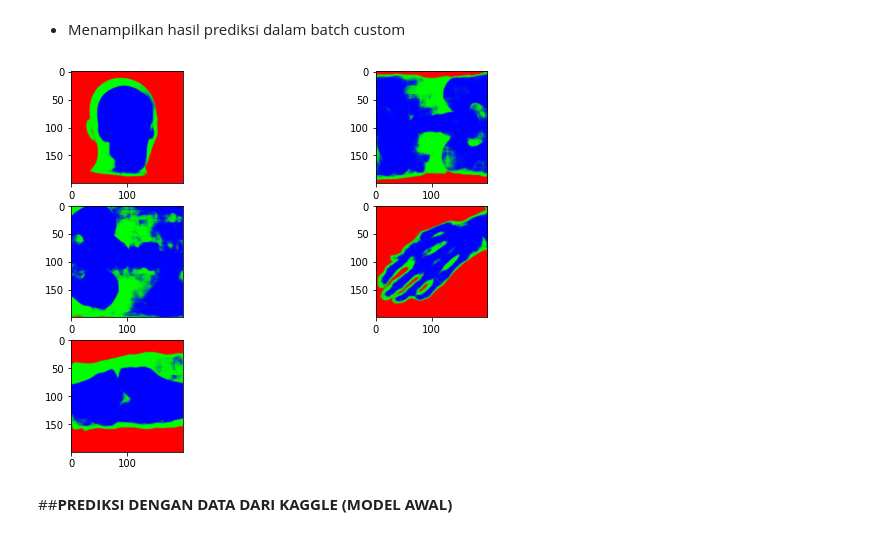
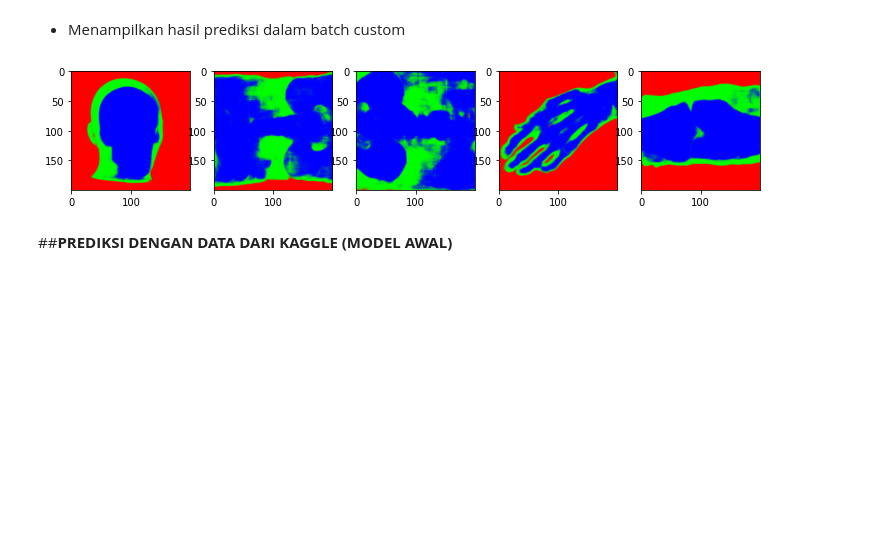
Before and after one commit to gabriellaaileen/ADL, a Jupyter notebook: UTS ADL/UTS_ADL_XNet.ipynb, the cells around one changed output. Drawn from its saved outputs; the diff is of its cells as text; code cells hidden in the pictures; blank space fills up the shorter version.

```diff
--- a/UTS ADL/UTS_ADL_XNet.ipynb
+++ b/UTS ADL/UTS_ADL_XNet.ipynb
@@ -51,7 +51,7 @@ dataset.close()
 # %%
 #Load model dari file model.h5
 
-model = load_model("./model.h5")
+model = load_model("/content/model.h5")
 # %%
 model.summary()
 # %% [output]
@@ -83,10 +83,10 @@ batch_size=int(input("masukkan batch size: "))
 if batch_size > 22:
   print("maaf, ukuran batch melebihi ukuran dataset")
 else:
-  fig = plt.figure(figsize=(10, 7))
+  fig = plt.figure(figsize=(20, 20))
   print("Berikut adalah data test yang digunakan: ")
   for i in range(batch_size):
-    fig.add_subplot(3, 2, i+1)
+    fig.add_subplot(3, 8, i+1)
     plt.imshow(test_images[i].reshape(200,200))
 # %% [output]
 masukkan batch size: 5
@@ -97,21 +97,21 @@ Berikut adalah data test yang digunakan:
 # %%
 if batch_size > 22:
   print("maaf, ukuran batch melebihi ukuran dataset")
 else:
   testing_image=np.empty([batch_size,200,200,1])
   for i in range(batch_size):
     testing_image[i]=test_images[i]
   testing_image=testing_image.reshape((batch_size,200,200,1))
 
   prediction2 = model.predict(testing_image)
   prediction2 = prediction2.reshape((batch_size,200,200,3))
 
-  fig = plt.figure(figsize=(10, 7))
+  fig = plt.figure(figsize=(20, 20))
   for i in range(batch_size):
-    fig.add_subplot(3, 2, i+1)
+    fig.add_subplot(3, 8, i+1)
     plt.imshow(prediction2[i])
 # %% [output]
-[figure, old version]
+[figure, new version]
 # %% [markdown]
 ##**PREDIKSI DENGAN DATA DARI KAGGLE (MODEL AWAL)**
 # %% [markdown]
```
Also changed, not shown: parts of 1 cell of this notebook.
